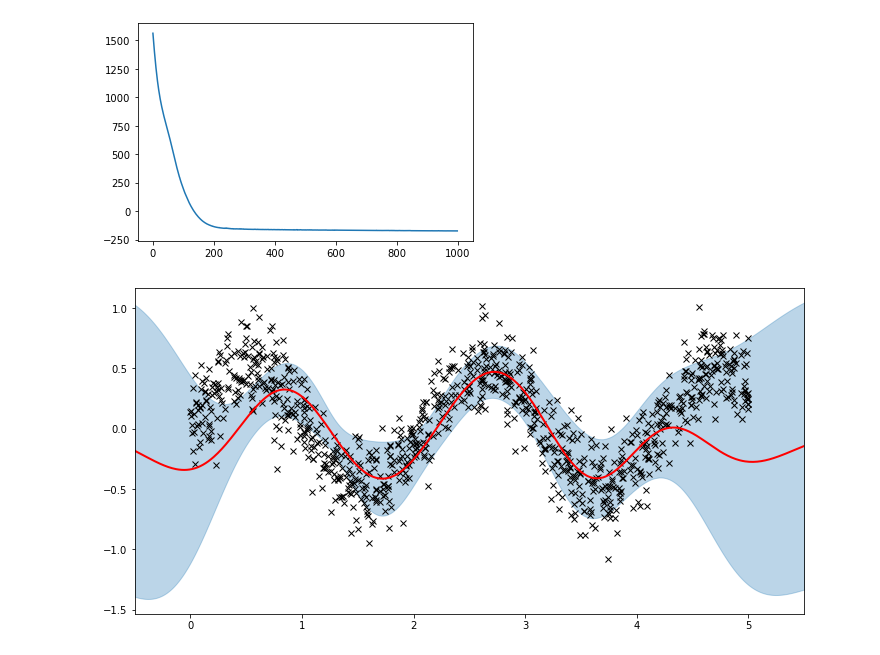
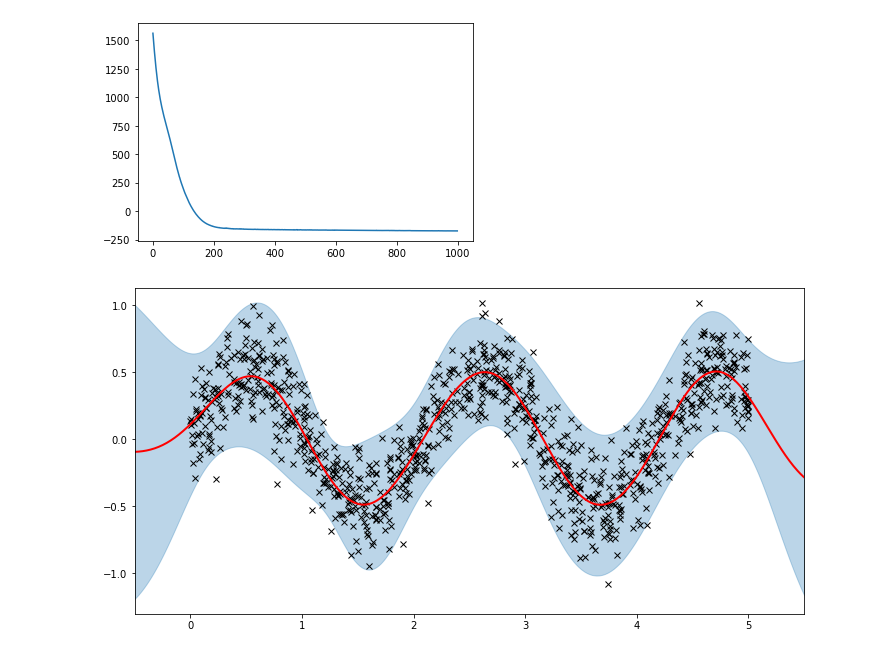
Before and after one commit to mkomod/variational-inference, a Jupyter notebook: py/gpvi/gpvi_basic.ipynb, the cells around one changed output. Drawn from its saved outputs; the diff is of its cells as text; code cells hidden in the pictures.

```diff
--- a/py/gpvi/gpvi_basic.ipynb
+++ b/py/gpvi/gpvi_basic.ipynb
@@ -70,6 +70,6 @@ plt.plot(losses)
 [<matplotlib.lines.Line2D at 0x...>]
 [figure]
 # %%
-plot_pred(X, y, vsgp)
+plot_pred(X, y, vsgp_laplace_lik)
 # %% [output]
-[figure, old version]
+[figure, new version]
```
